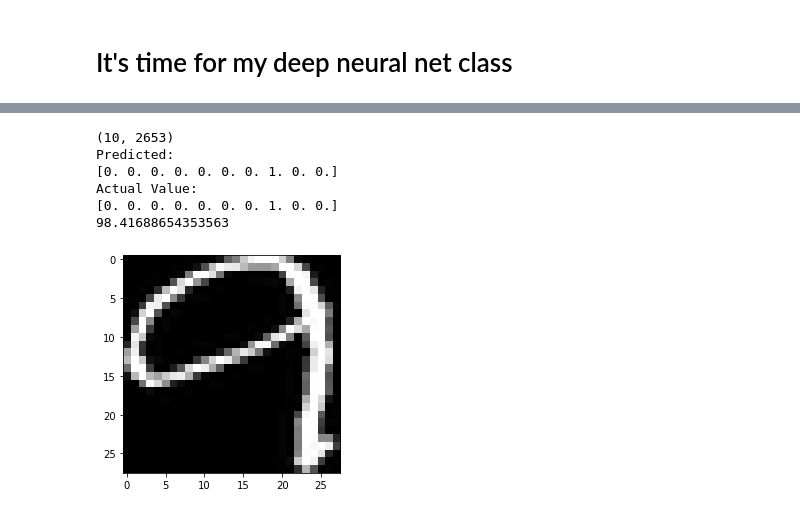
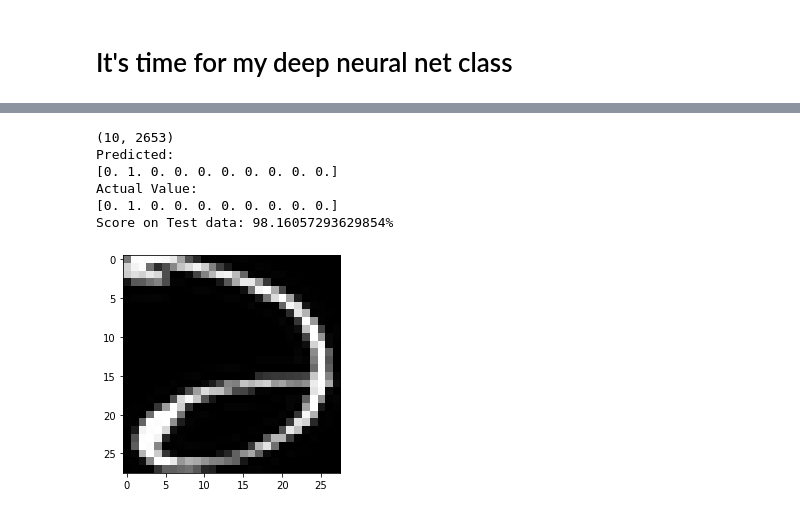
Before and after one commit to KhanShaheb34/Bangla-Handwritten-Digit-Recognition, a Jupyter notebook: BHDR_Deep_Neural_Net.ipynb, the cells around one changed output, grey strips where cells are left out. Drawn from its saved outputs; the diff is of its cells as text; code cells hidden in the pictures.

```diff
--- a/BHDR_Deep_Neural_Net.ipynb
+++ b/BHDR_Deep_Neural_Net.ipynb
@@ -71,5 +71,5 @@ Number of output params: 10
 # %%
 from NeuralNet import NeuralNetwork
 classifier = NeuralNetwork([n_x, 64, 32, 16, n_y])
-classifier.fit(X_train, Y_train, 0.005, 5000, 200, True)
+classifier.fit(X_train, Y_train, 0.1, 5000, 200, True)
 # %% [output]
@@ -138,22 +138,22 @@ Cost after iteration 4800: 0.529911
 # %%
 P_test = classifier3.predict(X_test)
 P_test = (P_test == np.max(P_test, axis=0)) + np.zeros((10,1))
 print(P_test.shape)
-index = 323
+index = 31
 print("Predicted:")
 print(P_test.T[index])
 print("Actual Value:")
 print(Y_test.T[index])
 plt.imshow(X_test.T[index].reshape(28,28), cmap='gray')
 
 accuracy = np.equal(Y_test.T, P_test.T) + 0
 score = np.sum(accuracy) / (accuracy.shape[0]*accuracy.shape[1]) * 100
-print("score"score)
+print("Score on Test data: " + str(score) + "%")
 # %% [output]
 (10, 2653)
 Predicted:
-[0. 0. 0. 0. 0. 0. 0. 1. 0. 0.]
+[0. 1. 0. 0. 0. 0. 0. 0. 0. 0.]
 Actual Value:
-[0. 0. 0. 0. 0. 0. 0. 1. 0. 0.]
-98.41688654353563
+[0. 1. 0. 0. 0. 0. 0. 0. 0. 0.]
+Score on Test data: 98.16057293629854%
-[figure, old version]
+[figure, new version]
```
Also changed, not shown: parts of 3 cells of this notebook, 1 other file.
